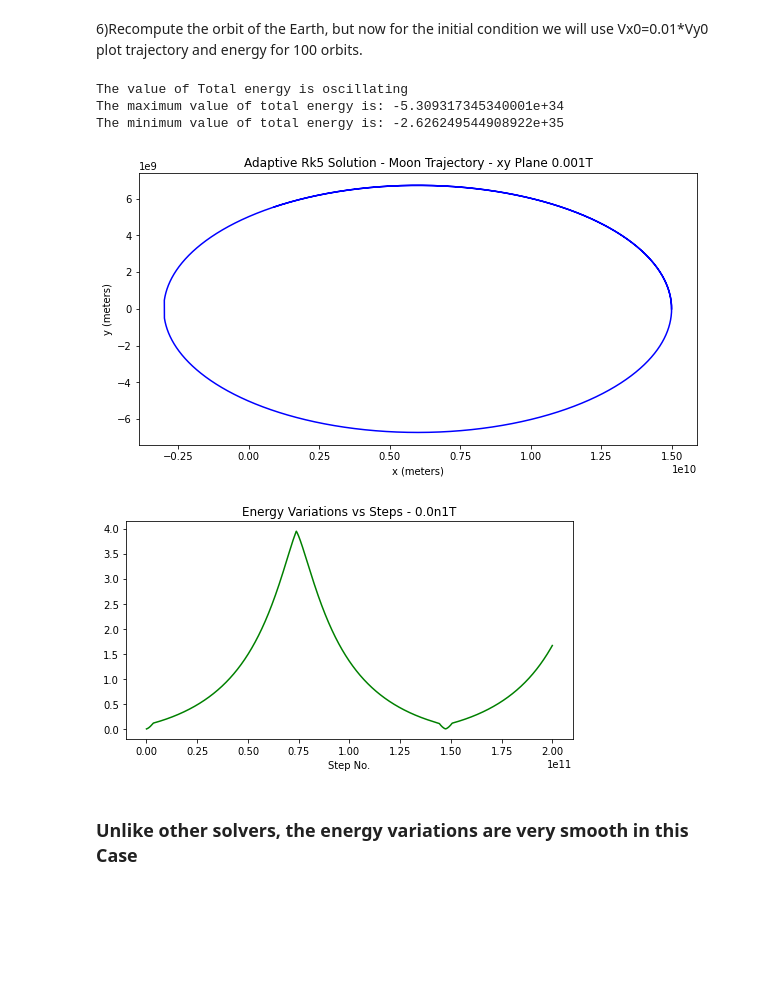
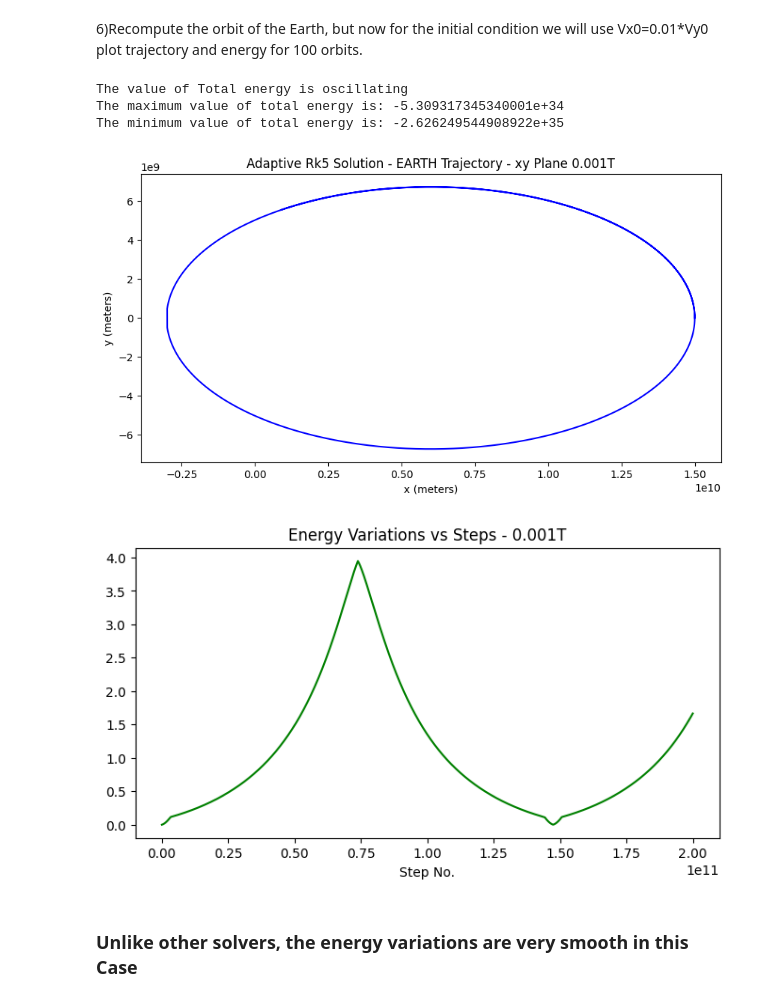
Before and after one commit to AnsImran/numerical-methods, a Jupyter notebook: 5_Gravity_Problem_with_RK5-Solver.ipynb, the cells around one changed output. Cells and saved outputs as stored; diff of their text form; code cells hidden in the pictures; blank space fills up the shorter version.

```diff
--- a/5_Gravity_Problem_with_RK5-Solver.ipynb
+++ b/5_Gravity_Problem_with_RK5-Solver.ipynb
@@ -433,37 +433,37 @@ def E_total(x,y,vx,vy):
 t_array, pxa, pya, x_vela, y_vela, s_array = adaptive_rk5_solver(t0, tf, h, x0, y0, vx0, vy0, fx, fy, c1, c2, c3, c4, c5, c6, c1s, c2s, c3s, c4s, c5s, c6s)
 
 
 
 #plotting the trajectory of moon
 plt.figure(figsize=(10,5))
 plt.plot(pxa, pya, 'b')
 plt.xlabel('x (meters)')
 plt.ylabel('y (meters)')
-plt.title('Adaptive Rk5 Solution - Moon Trajectory - xy Plane 0.001T')
+plt.title('Adaptive Rk5 Solution - EARTH Trajectory - xy Plane 0.001T')
 plt.show
 
 
 #calculating and plotting energy variations
 
 total_energy = E_total(pxa, pya, x_vela, y_vela)
 
 variations = (abs(total_energy) - abs(total_energy[0]))/abs(total_energy[0])
 
 plt.figure(figsize=(8,4))
 plt.plot(t_array, variations, 'g', label = 'Energy Variation')
 plt.xlabel('Step No.')
-plt.title('Energy Variations vs Steps - 0.0n1T')
+plt.title('Energy Variations vs Steps - 0.001T')
 plt.show
 
 print(f"The value of Total energy is oscillating")
 print(f"The maximum value of total energy is: {max(total_energy)}")
 print(f"The minimum value of total energy is: {min(total_energy)}")
 # %% [output]
 The value of Total energy is oscillating
 The maximum value of total energy is: -5.309317345340001e+34
 The minimum value of total energy is: -2.626249544908922e+35
-[figure, old version]
+[figure, new version]
-[figure, old version]
+[figure, new version]
 # %% [markdown]
 ### Unlike other solvers, the energy variations are very smooth in this Case
 # %% [markdown]
```
Also changed, not shown: parts of 7 cells of this notebook, 1 other file.
